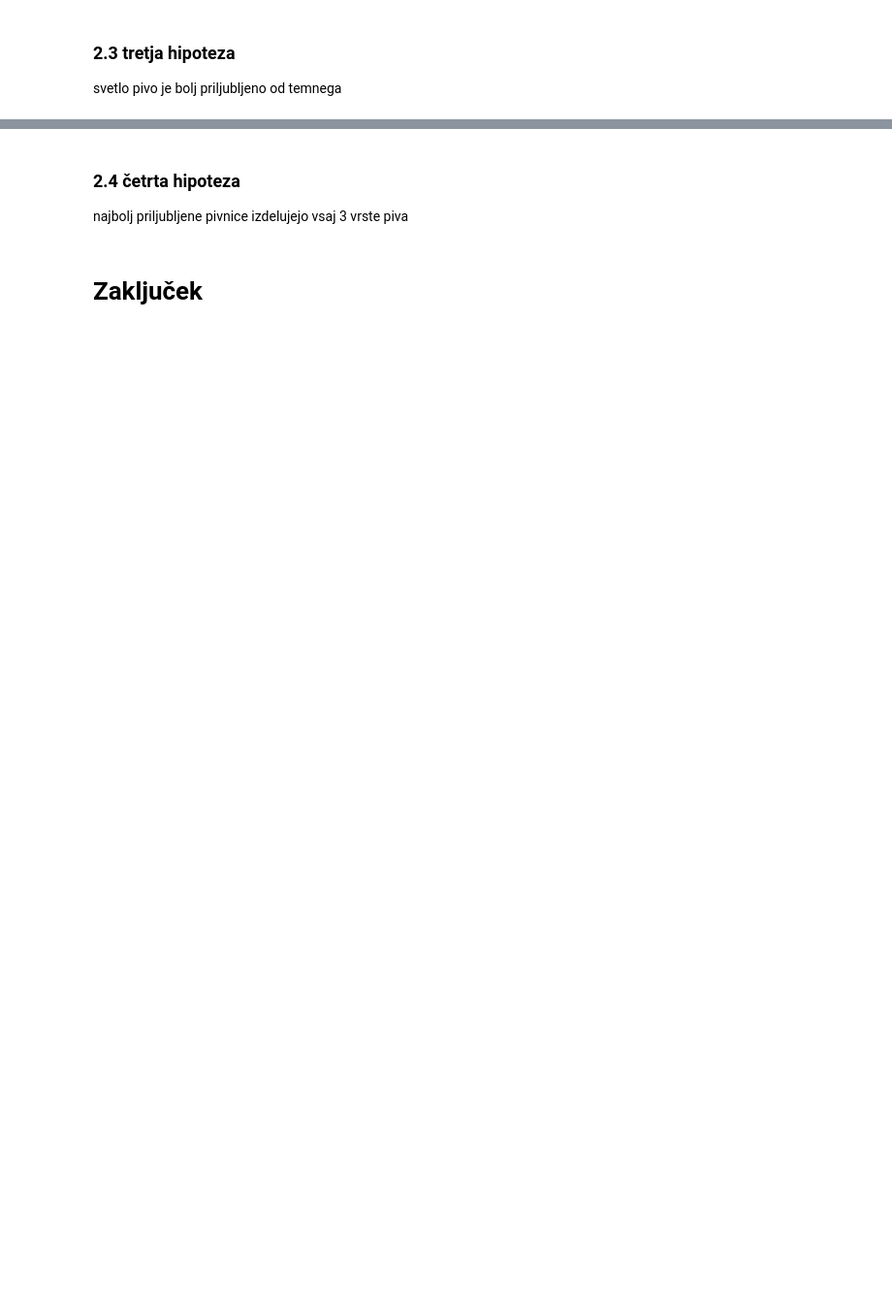
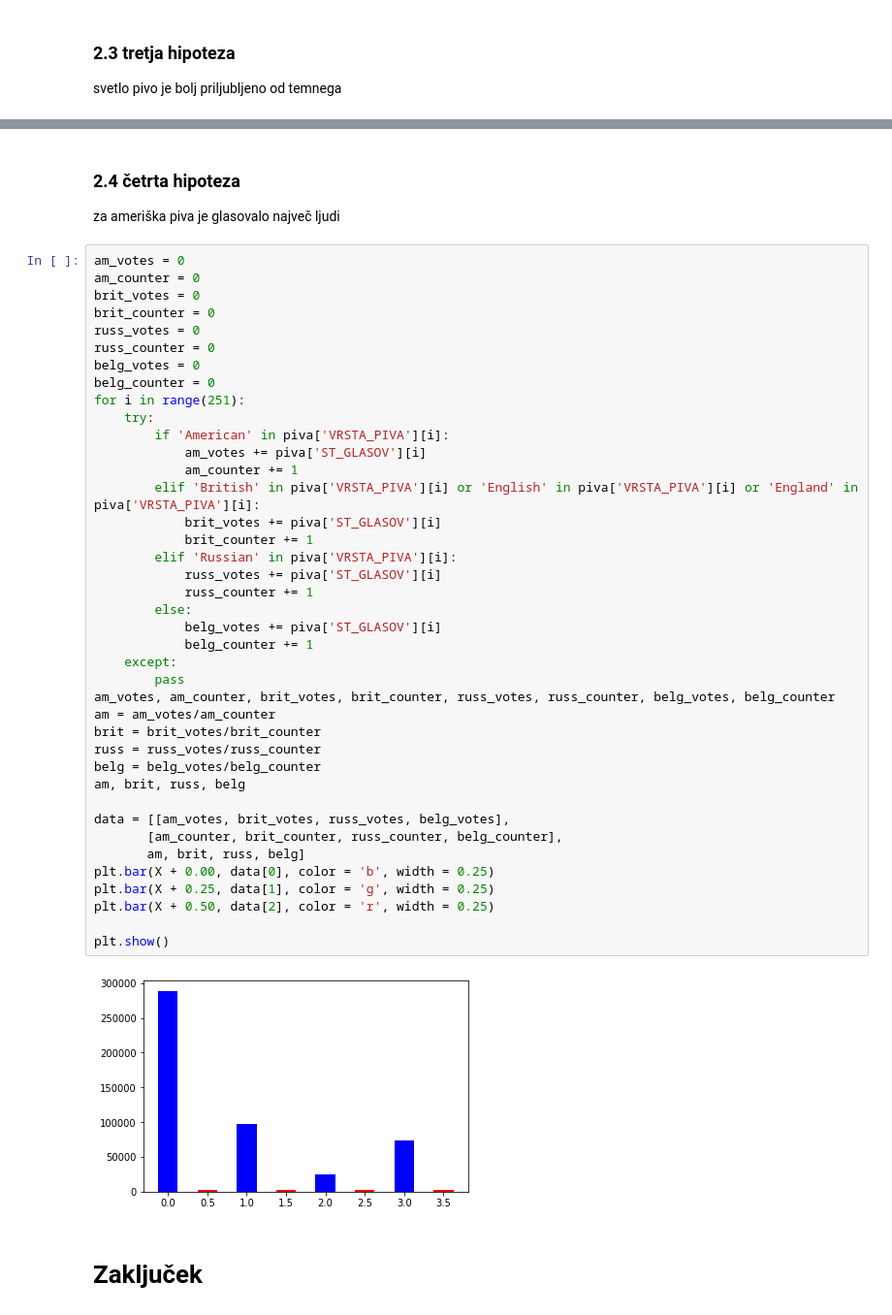
Before and after one commit to nkovacic99/beer_ratings, a Jupyter notebook: beer_ratings.ipynb, the cells around one changed output, grey strips where cells are left out. Shown at 97% size. Saved outputs shown, nothing was run; the diff lists cells and outputs as text; blank space fills up the shorter version.

```diff
--- a/beer_ratings.ipynb
+++ b/beer_ratings.ipynb
@@ -180,5 +368,47 @@ plt.show()
 # %% [markdown]
 ### 2.4 četrta hipoteza
-najbolj priljubljene pivnice izdelujejo vsaj 3 vrste piva
+za ameriška piva je glasovalo največ ljudi
+# %%
+am_votes = 0
+am_counter = 0
+brit_votes = 0
+brit_counter = 0
+russ_votes = 0
+russ_counter = 0
+belg_votes = 0
+belg_counter = 0
+for i in range(251):
+    try:
+        if 'American' in piva['VRSTA_PIVA'][i]:
+            am_votes += piva['ST_GLASOV'][i]
+            am_counter += 1
+        elif 'British' in piva['VRSTA_PIVA'][i] or 'English' in piva['VRSTA_PIVA'][i] or 'England' in piva['VRSTA_PIVA'][i]:
+            brit_votes += piva['ST_GLASOV'][i]
+            brit_counter += 1
+        elif 'Russian' in piva['VRSTA_PIVA'][i]:
+            russ_votes += piva['ST_GLASOV'][i]
+            russ_counter += 1
+        else:
+            belg_votes += piva['ST_GLASOV'][i]
+            belg_counter += 1
+    except:
+        pass
+am_votes, am_counter, brit_votes, brit_counter, russ_votes, russ_counter, belg_votes, belg_counter
+am = am_votes/am_counter
+brit = brit_votes/brit_counter
+russ = russ_votes/russ_counter
+belg = belg_votes/belg_counter
+am, brit, russ, belg
+
+data = [[am_votes, brit_votes, russ_votes, belg_votes],
+       [am_counter, brit_counter, russ_counter, belg_counter],
+       am, brit, russ, belg]
+plt.bar(X + 0.00, data[0], color = 'b', width = 0.25)
+plt.bar(X + 0.25, data[1], color = 'g', width = 0.25)
+plt.bar(X + 0.50, data[2], color = 'r', width = 0.25)
+
+plt.show()
+# %% [output]
+[figure, added]
 # %% [markdown]
 # Zaključek
```
Also changed, not shown: parts of 13 cells of this notebook.
